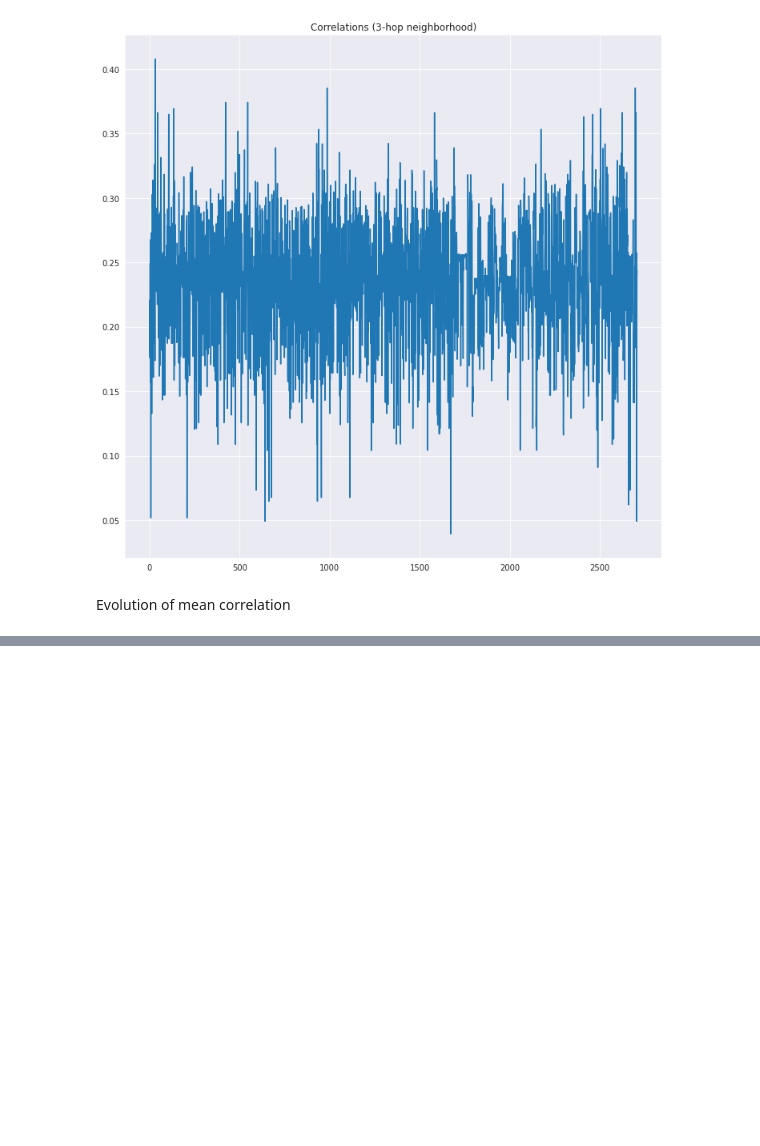
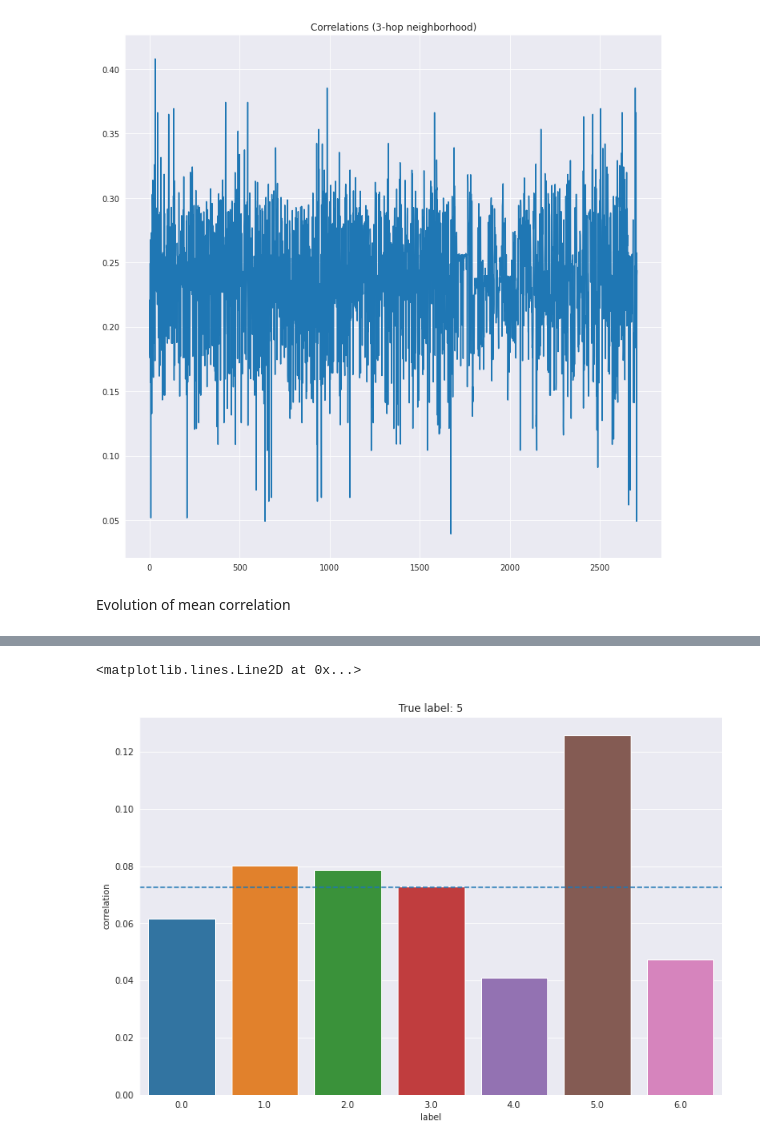
Before and after one commit to achrafash/gnn-receptive-fields, a Jupyter notebook: 00_cora_analysis.ipynb, the cells around one changed output, grey strips where cells are left out. Cells and saved outputs as stored; diff of their text form; code cells hidden in the pictures; blank space fills up the shorter version.

```diff
--- a/00_cora_analysis.ipynb
+++ b/00_cora_analysis.ipynb
@@ -580,0 +590,5 @@ Todo:
+# %%
+i = 0
+j = 0
+
+[np.corrcoef(x=G.x[i].numpy(), y=avg_obs[j].numpy())[0,1] for j in range(cora_dataset.num_classes)]
@@ -580,0 +611,10 @@ Todo:
+# %%
+label_correlations = pd.DataFrame({'node':[], 'label':[], 'correlation':[], 'true_label':[]})
+idx = 0
+
+for i in range(G.num_nodes):
+    for j in range(cora_dataset.num_classes):
+        corr = np.corrcoef(x=G.x[i].numpy(), y=avg_obs[j].numpy())[0,1]
+
+        label_correlations.loc[idx] = {'node':i, 'label':j, 'true_label':G.y[i].item(), 'correlation':corr}
+        idx += 1
@@ -580,0 +664,10 @@ Todo:
+# %%
+plt.figure(figsize=(12, 8))
+
+i = 20
+
+sns.barplot(x="label", y="correlation", data=label_correlations.query(f"node == {i}")).set(title=f"True label: {G.y[i]}")
+plt.axhline(y=label_correlations.query(f"node == {i}")['correlation'].mean(), linestyle='--')
+# %% [output]
+<matplotlib.lines.Line2D at 0x...>
+[figure, added]
```
Also changed, not shown: parts of 25 cells of this notebook.
